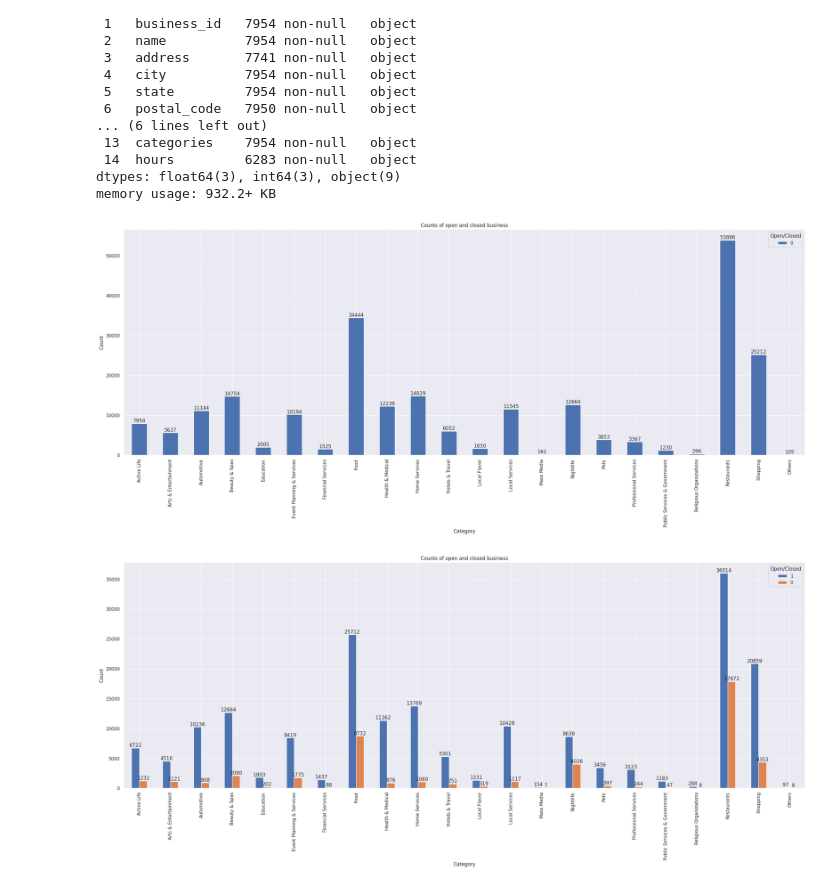
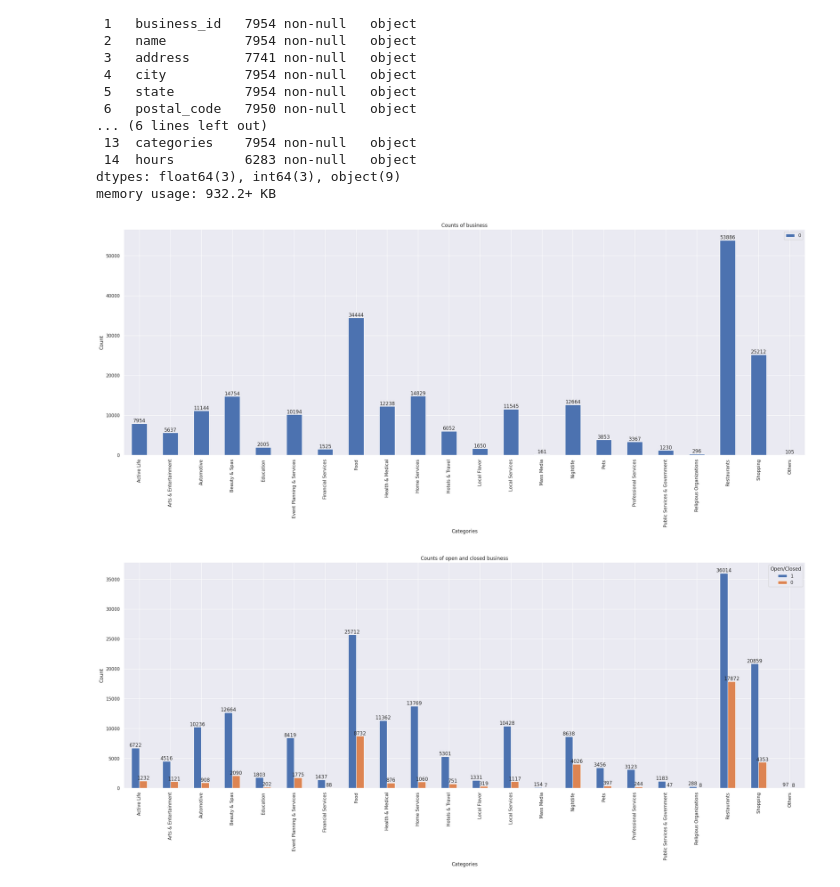
Before and after one commit to mrzzy/ntu-sc1015, a Jupyter notebook: category and states/Categories.ipynb, the cells around one changed output. Drawn from its saved outputs; the diff is of its cells as text; code cells hidden in the pictures.

```diff
--- a/category and states/Categories.ipynb
+++ b/category and states/Categories.ipynb
@@ -121,8 +160,12 @@ for index, dataframe in enumerate(category_df):
 # %%
 export_dir = "/content/drive/MyDrive/Colab Notebooks/New Export"
 
-csv_list = os.listdir(export_dir)
+# csv_list = os.listdir(export_dir)
+# csv_list = sorted(csv_list)
+# print(csv_list)
 new_category_df = []
-for csv_name in csv_list:
+for csv_name in category_list:
+  csv_name = csv_name + ".csv"
   csv_path = os.path.join(export_dir, csv_name)
+  print(csv_path)
   new_category_df.append(pd.read_csv(csv_path))
@@ -149,20 +210,19 @@ memory usage: 932.2+ KB
 # %%
 test_df = pd.DataFrame([len(df.index) for df in new_category_df])
 test_df.index = category_list
 
 ax = test_df.plot(kind="bar", stacked = False)
 
 for container in ax.containers:
   ax.bar_label(container)
 
 plt.gcf().set_size_inches(30, 10)
-plt.xlabel("Category")
+plt.xlabel("Categories")
 plt.ylabel("Count")
-plt.title("Counts of open and closed business")
-plt.legend(title = "Open/Closed")
+plt.title("Counts of business")
 plt.show()
 # %% [output]
-[figure, old version]
+[figure, new version]
 # %%
 def count_open_closed(df):
   return df["is_open"].value_counts()
```
Also changed, not shown: parts of 8 cells of this notebook, 8 other files.
